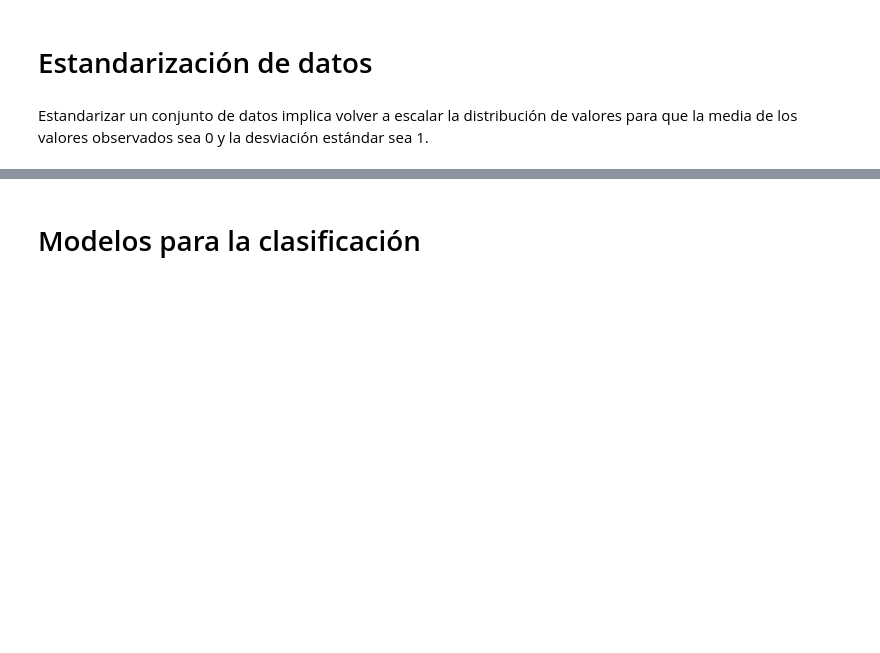
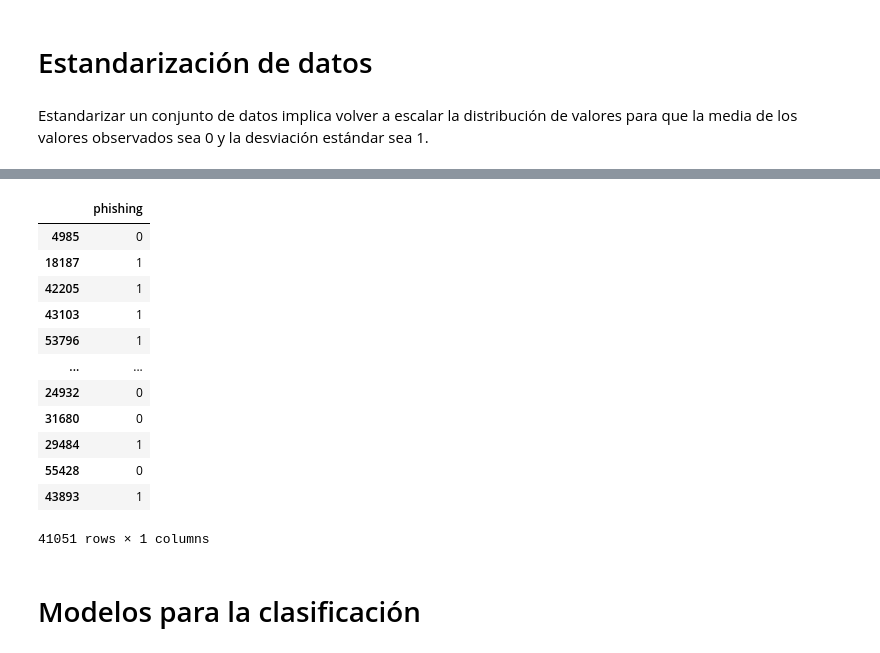
Before and after one commit to alvaro-barrera/phishing-detection-url, a Jupyter notebook: project_ml.ipynb, the cells around one changed output, grey strips where cells are left out. Cells and saved outputs as stored; diff of their text form; code cells hidden in the pictures; blank space fills up the shorter version.

```diff
--- a/project_ml.ipynb
+++ b/project_ml.ipynb
@@ -446,3 +467,19 @@ X_test_n = pd.DataFrame(scaler_n.fit_transform(X_test), columns=X_test.columns)
+# %%
+y_train
+# %% [output]
+|  | phishing |
+| 4985 | 0 |
+| 18187 | 1 |
+| 42205 | 1 |
+| 43103 | 1 |
+| 53796 | 1 |
+| ... | ... |
+| 24932 | 0 |
+| 31680 | 0 |
+| 29484 | 1 |
+| 55428 | 0 |
+| 43893 | 1 |
+41051 rows × 1 columns
 # %%
 # y_train.groupby('phishing').size()
 # phishing
```
Also changed, not shown: parts of 28 cells of this notebook.
